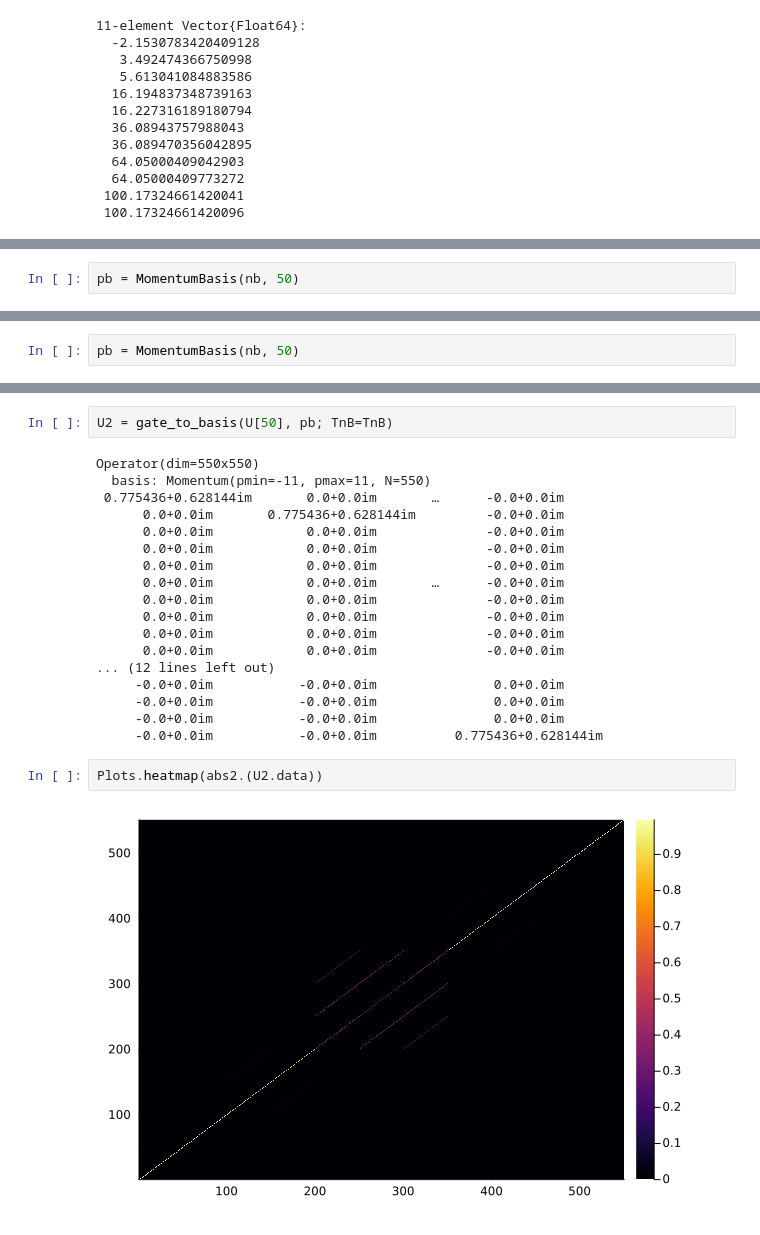
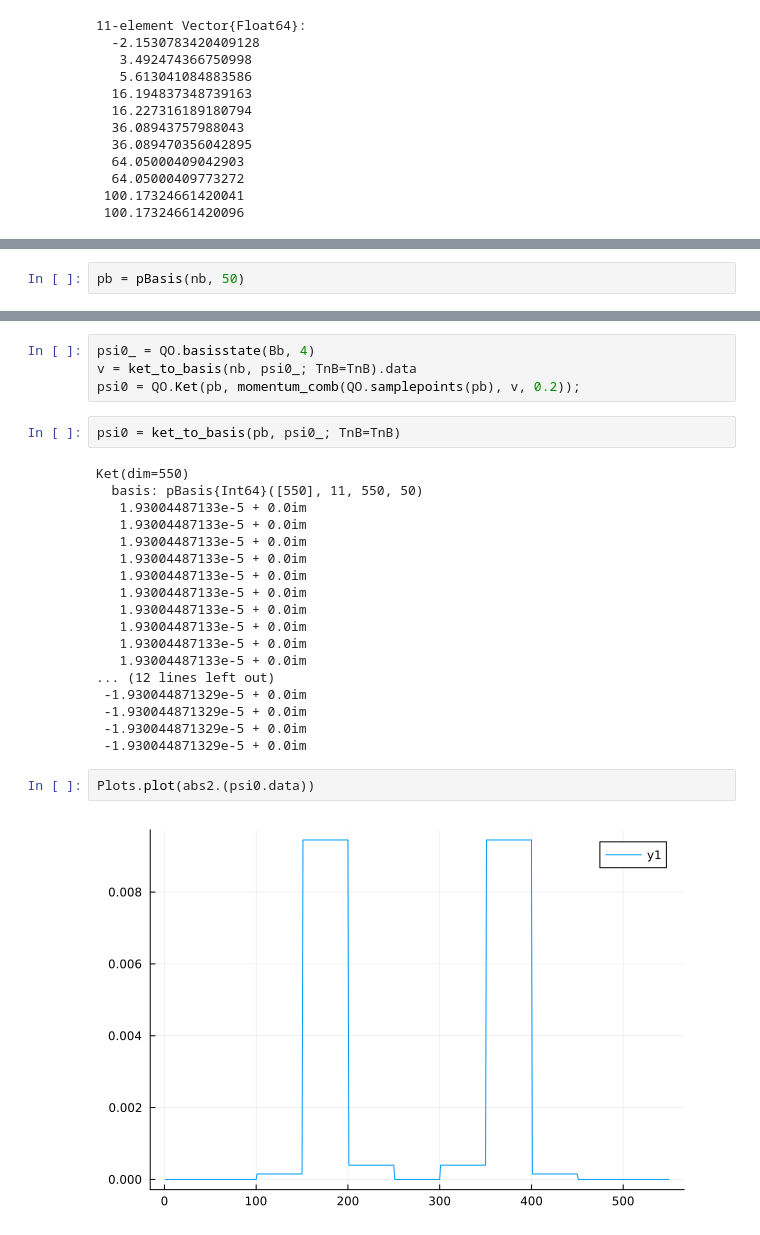
Before and after one commit to makzator/shaken_lattice_qoc, a Jupyter notebook: notebooks/primitives.ipynb, the cells around one changed output, grey strips where cells are left out. Cells and saved outputs as stored; diff of their text form.

```diff
--- a/notebooks/primitives.ipynb
+++ b/notebooks/primitives.ipynb
@@ -57,5 +57,5 @@ nb, Bb, TnB = coarse_setup(system)
  0.00012667-0.0im   0.000448867-0.0im       -0.054425-0.0im
      3.1e-6-0.0im    1.16278e-5-0.0im  …     0.785369+0.0im)
 # %%
-pb = MomentumBasis(nb, 50)
+pb = pBasis(nb, 50)
 # %% [output]
@@ -115,2 +120,0 @@ Operator(dim=550x550)
-# %%
-pb = MomentumBasis(nb, 50)
@@ -195,24 +139,28 @@ U = [free_propagator(t, system.params[:bloch_energies]) for t in LinRange(0, 1,
+# %%
+psi0_ = QO.basisstate(Bb, 4)
+v = ket_to_basis(nb, psi0_; TnB=TnB).data
+psi0 = QO.Ket(pb, momentum_comb(QO.samplepoints(pb), v, 0.2));
 # %%
-U2 = gate_to_basis(U[50], pb; TnB=TnB)
+psi0 = ket_to_basis(pb, psi0_; TnB=TnB)
 # %% [output]
-Operator(dim=550x550)
-  basis: Momentum(pmin=-11, pmax=11, N=550)
- 0.775436+0.628144im       0.0+0.0im       …      -0.0+0.0im
-      0.0+0.0im       0.775436+0.628144im         -0.0+0.0im
-      0.0+0.0im            0.0+0.0im              -0.0+0.0im
-      0.0+0.0im            0.0+0.0im              -0.0+0.0im
-      0.0+0.0im            0.0+0.0im              -0.0+0.0im
-      0.0+0.0im            0.0+0.0im       …      -0.0+0.0im
-      0.0+0.0im            0.0+0.0im              -0.0+0.0im
-      0.0+0.0im            0.0+0.0im              -0.0+0.0im
-      0.0+0.0im            0.0+0.0im              -0.0+0.0im
-      0.0+0.0im            0.0+0.0im              -0.0+0.0im
+Ket(dim=550)
+  basis: pBasis{Int64}([550], 11, 550, 50)
+   1.93004487133e-5 + 0.0im
+   1.93004487133e-5 + 0.0im
+   1.93004487133e-5 + 0.0im
+   1.93004487133e-5 + 0.0im
+   1.93004487133e-5 + 0.0im
+   1.93004487133e-5 + 0.0im
+   1.93004487133e-5 + 0.0im
+   1.93004487133e-5 + 0.0im
+   1.93004487133e-5 + 0.0im
+   1.93004487133e-5 + 0.0im
 ... (12 lines left out)
-     -0.0+0.0im           -0.0+0.0im               0.0+0.0im
-     -0.0+0.0im           -0.0+0.0im               0.0+0.0im
-     -0.0+0.0im           -0.0+0.0im               0.0+0.0im
-     -0.0+0.0im           -0.0+0.0im          0.775436+0.628144im
+ -1.930044871329e-5 + 0.0im
+ -1.930044871329e-5 + 0.0im
+ -1.930044871329e-5 + 0.0im
+ -1.930044871329e-5 + 0.0im
 # %%
-Plots.heatmap(abs2.(U2.data))
+Plots.plot(abs2.(psi0.data))
 # %% [output]
-[figure, old version]
+[figure, new version]
```
Also changed, not shown: parts of 27 cells of this notebook, 2 other files.
